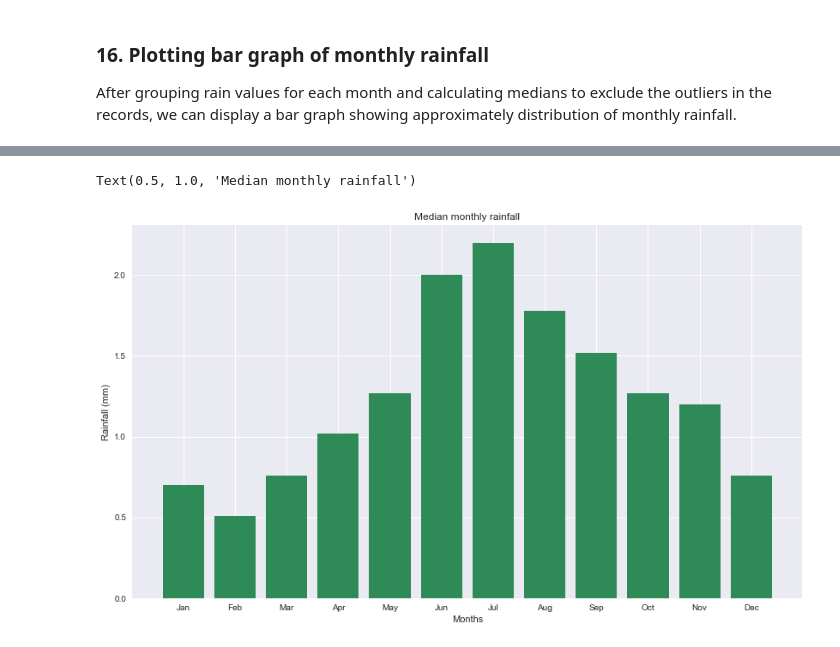
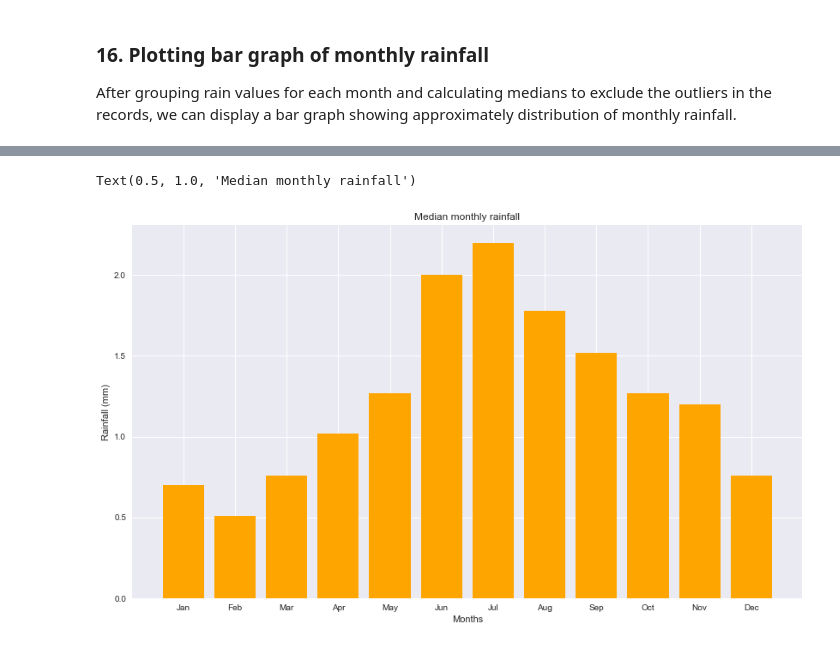
Before and after one commit to lilianasku/Time-series-analysis, a Jupyter notebook: notebooks/Rainfall_EDA.ipynb, the cells around one changed output, grey strips where cells are left out. Cells and saved outputs as stored; diff of their text form; code cells hidden in the pictures.

```diff
--- a/notebooks/Rainfall_EDA.ipynb
+++ b/notebooks/Rainfall_EDA.ipynb
@@ -400,8 +411,9 @@ months = [calendar.month_abbr[i] for i in range(1,13)]
 rain_new.index = months
 
 fig,ax = plt.subplots( )
-ax.bar(rain_new.index, rain_new['rain_value'], color = 'seagreen')
+ax.bar(rain_new.index, rain_new['rain_value'], color = 'orange')
 ax.set_xlabel('Months')
 ax.set_ylabel('Rainfall (mm)')
 ax.set_title('Median monthly rainfall')
+#color = 'seagreen'
 # %% [output]
@@ -409,2 +421,2 @@ Wall time: 29.1 ms
 Text(0.5, 1.0, 'Median monthly rainfall')
-[figure, old version]
+[figure, new version]
```
Also changed, not shown: parts of 10 cells of this notebook.
